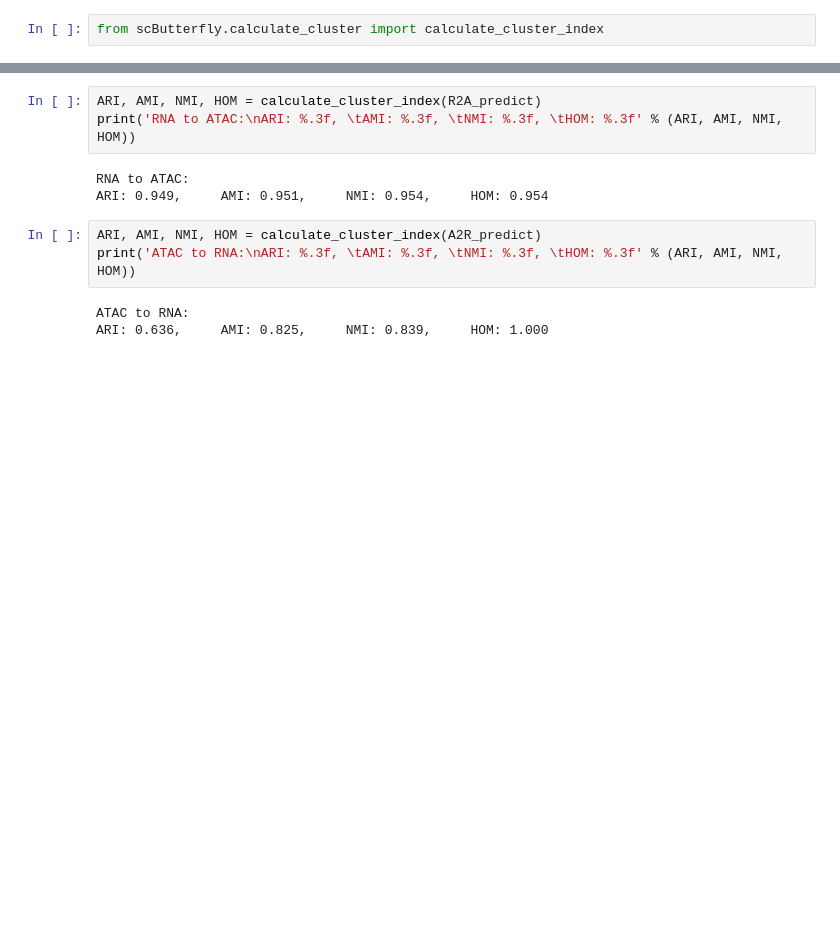
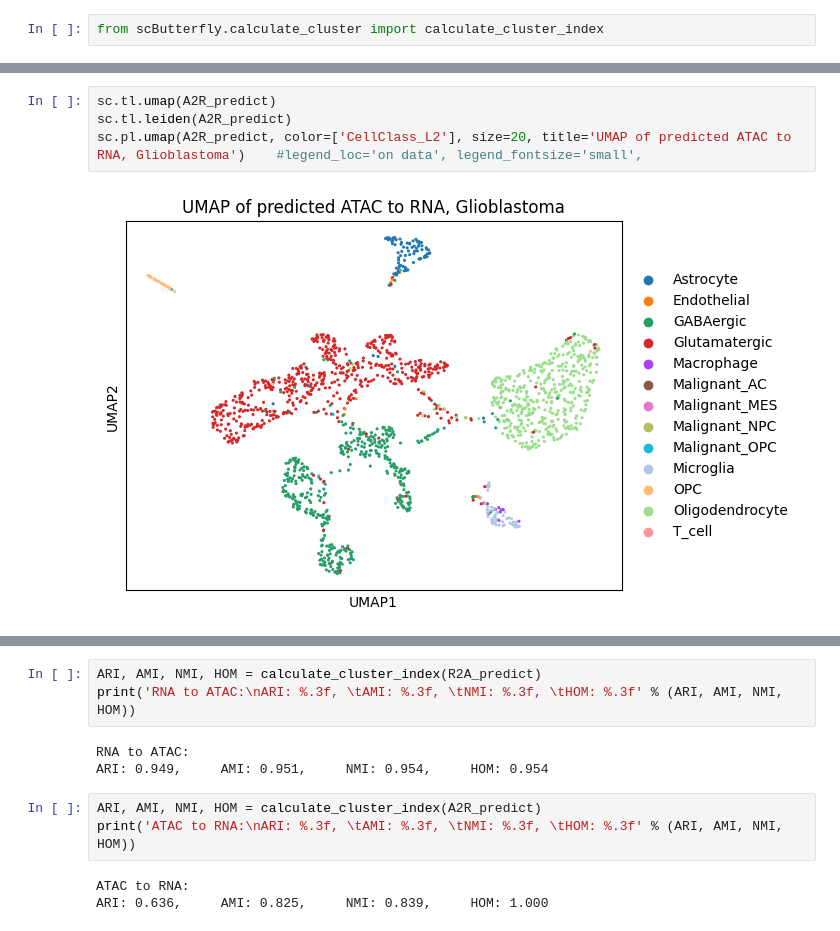
Before and after one commit to sglnat/benchmarking-scButterfly, a Jupyter notebook: scbutterfly/scButterfly_Glioblastoma_paired.ipynb, the cells around one changed output, grey strips where cells are left out. Drawn from its saved outputs; the diff is of its cells as text; blank space fills up the shorter version.

Commit message:
complete first glio testing + umap

```diff
--- a/scbutterfly/scButterfly_Glioblastoma_paired.ipynb
+++ b/scbutterfly/scButterfly_Glioblastoma_paired.ipynb
@@ -168,0 +170,6 @@ sc.pl.tsne(A2R_predict, color=['cell_type', 'leiden'], legend_loc='on data', leg
+# %%
+sc.tl.umap(A2R_predict)
+sc.tl.leiden(A2R_predict)
+sc.pl.umap(A2R_predict, color=['CellClass_L2'], size=20, title='UMAP of predicted ATAC to RNA, Glioblastoma')    #legend_loc='on data', legend_fontsize='small',
+# %% [output]
+[figure, added]
```
Also changed, not shown: parts of 18 cells of this notebook.
